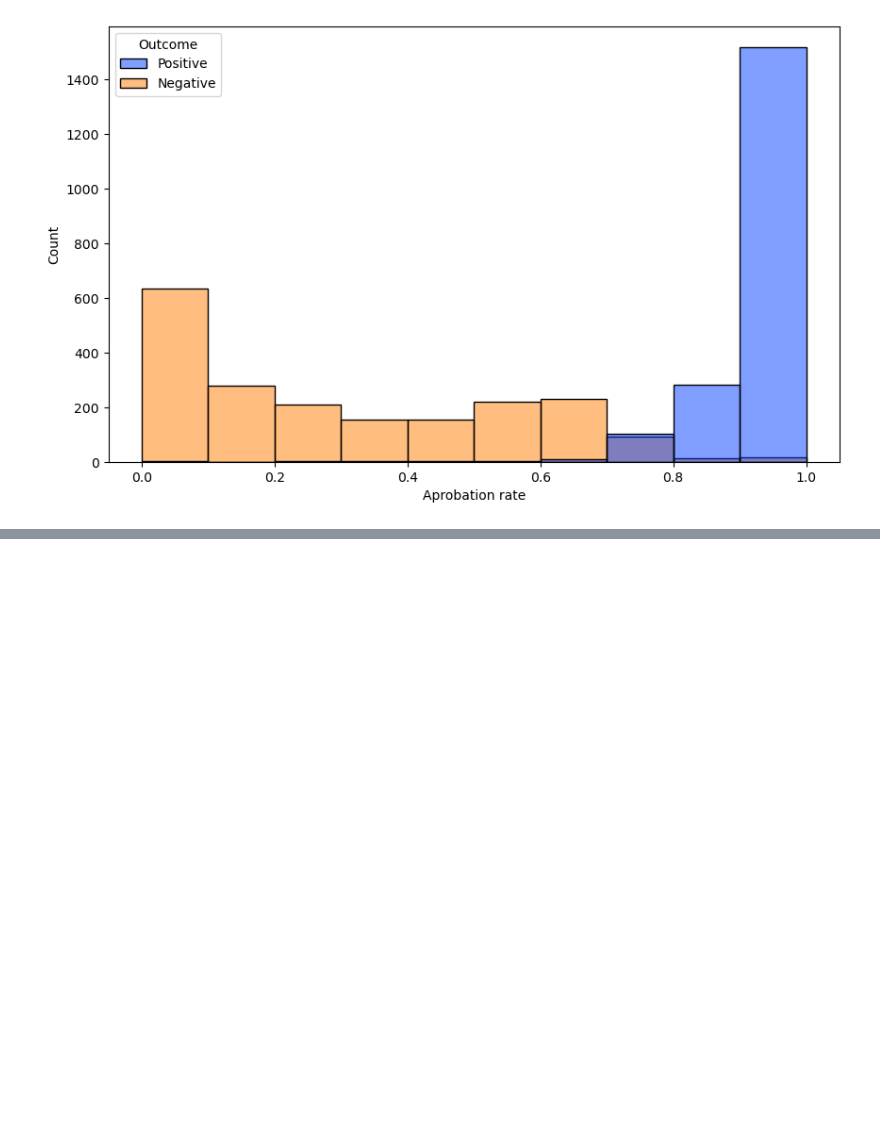
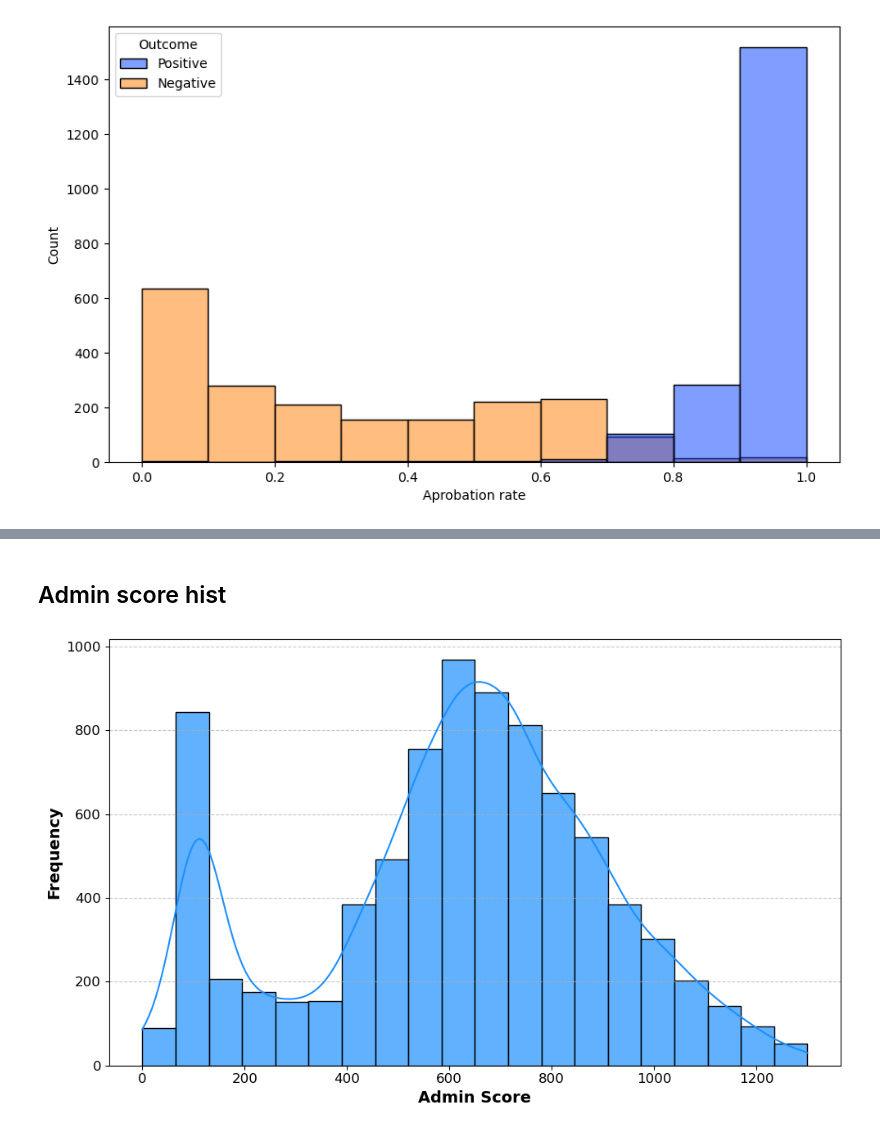
Before and after one commit to epfl-ada/ada-2024-project-supercoolteamname2024, a Jupyter notebook: Result.ipynb, the cells around one changed output, grey strips where cells are left out. Saved outputs shown, nothing was run; the diff lists cells and outputs as text; code cells hidden in the pictures; blank space fills up the shorter version.

```diff
--- a/Result.ipynb
+++ b/Result.ipynb
@@ -933,0 +955,42 @@ plt.show()
+# %% [markdown]
+## Admin score hist
+# %%
+import pandas as pd
+import matplotlib.pyplot as plt
+import seaborn as sns
+
+# Charger les données
+scores = pd.read_csv("data/scores.csv")
+
+# Définir la taille de la figure
+plt.figure(figsize=(10, 6))
+
+# Tracer un histogramme esthétiquement amélioré
+sns.histplot(
+    data=scores,
+    x='total_score',
+    bins=20,  # Nombre de barres
+    color='dodgerblue',  # Couleur moderne
+    kde=True,  # Ajout de la courbe KDE pour mieux visualiser la distribution
+    alpha=0.7  # Transparence des barres pour un rendu plus élégant
+)
+
+# Ajouter des labels et un titre
+plt.title("Distribution of Admin Scores", fontsize=16, fontweight='bold', pad=20)
+plt.xlabel("Admin Score", fontsize=14, fontweight='bold')
+plt.ylabel("Frequency", fontsize=14, fontweight='bold')
+
+# Améliorer les ticks
+plt.xticks(fontsize=12)
+plt.yticks(fontsize=12)
+
+# Ajouter une grille pour améliorer la lisibilité
+plt.grid(axis='y', linestyle='--', alpha=0.7)
+
+# Ajuster les marges
+plt.tight_layout()
+
+# Afficher le graphique
+plt.show()
+# %% [output]
+[figure, added]
```
Also changed, not shown: parts of 4 cells of this notebook, 3 other files.
